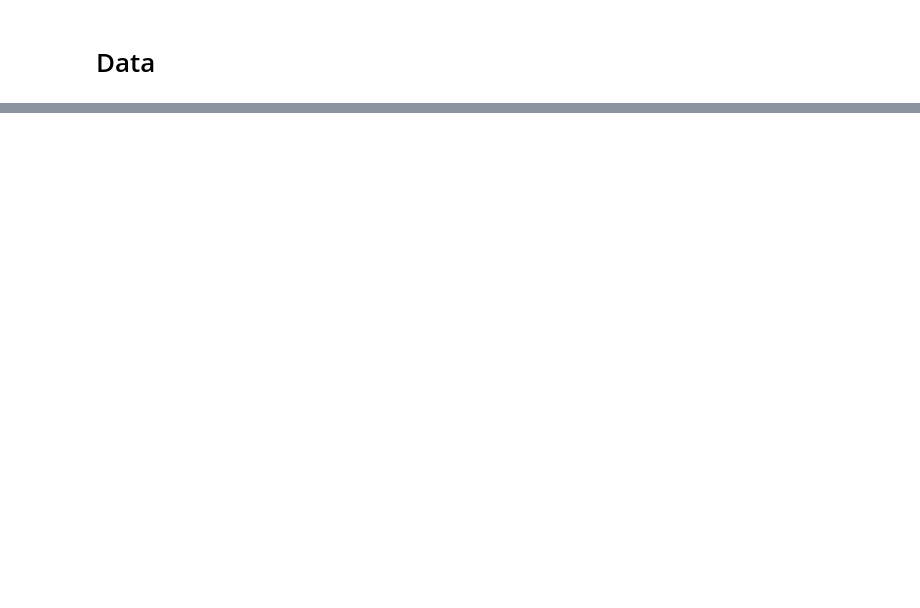
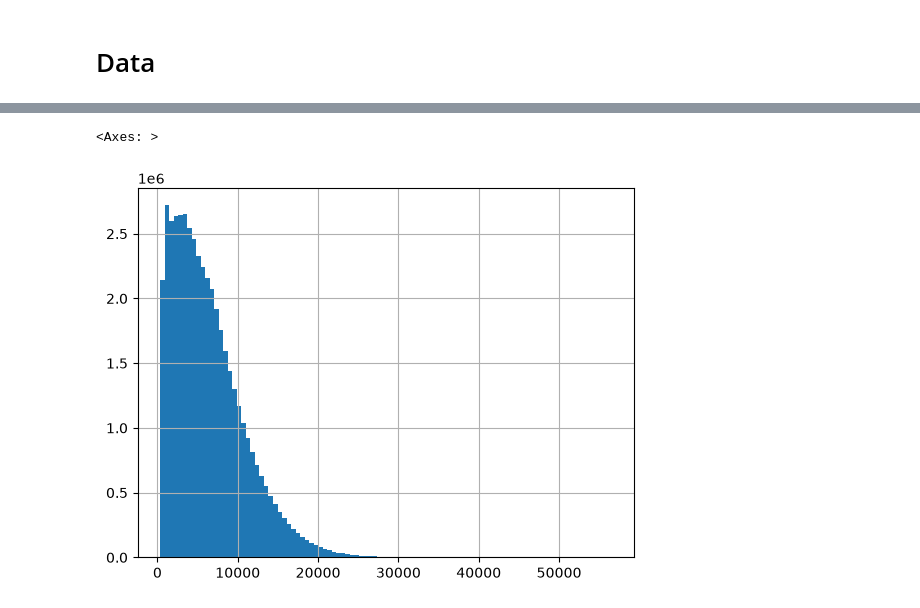
Before and after one commit to alessandrothea/tpvalidator, a Jupyter notebook: notebooks/studies/1x8x14/VD-1x8x14-TABkgRates.ipynb, the cells around one changed output, grey strips where cells are left out. Cells and saved outputs as stored; diff of their text form; code cells hidden in the pictures; blank space fills up the shorter version.

```diff
--- a/notebooks/studies/1x8x14/VD-1x8x14-TABkgRates.ipynb
+++ b/notebooks/studies/1x8x14/VD-1x8x14-TABkgRates.ipynb
@@ -122,0 +162,5 @@ WeightedSum(value=0.806723, variance=0.216934) 21275.0
+# %%
+taws.ta_win_stats.sadc.hist(bins=100)
+# %% [output]
+<Axes: >
+[figure, added]
```
Also changed, not shown: parts of 11 cells of this notebook, 23 other files.
